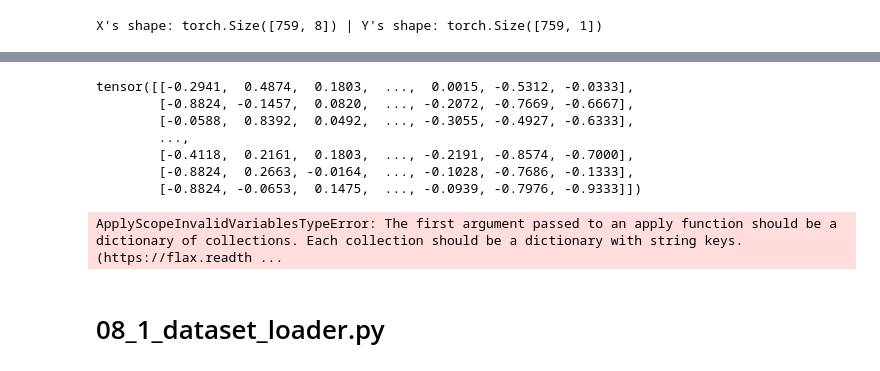
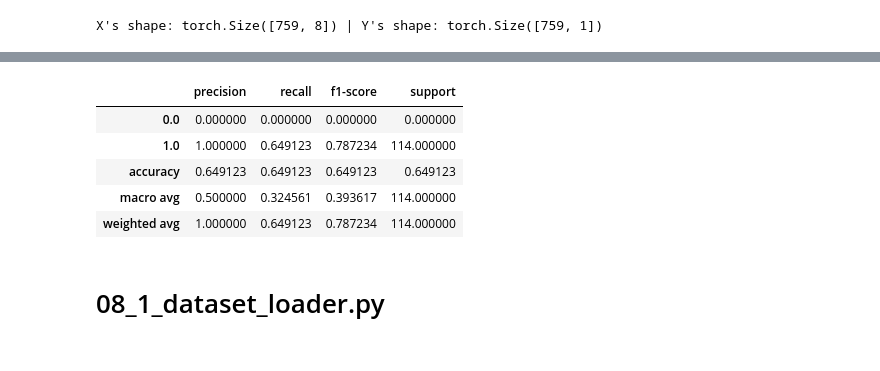
Before and after one commit to jinseriouspark/pytorch_with_jax, a Jupyter notebook: pytorch_to_jax.ipynb, the cells around one changed output, grey strips where cells are left out. Drawn from its saved outputs; the diff is of its cells as text; code cells hidden in the pictures.

```diff
--- a/pytorch_to_jax.ipynb
+++ b/pytorch_to_jax.ipynb
@@ -912,47 +880,17 @@ TypeError: Cannot interpret 'torch.float32' as a data type
-# %%
-x_data
-# %% [output]
-tensor([[-0.2941,  0.4874,  0.1803,  ...,  0.0015, -0.5312, -0.0333],
-        [-0.8824, -0.1457,  0.0820,  ..., -0.2072, -0.7669, -0.6667],
-        [-0.0588,  0.8392,  0.0492,  ..., -0.3055, -0.4927, -0.6333],
-        ...,
-        [-0.4118,  0.2161,  0.1803,  ..., -0.2191, -0.8574, -0.7000],
-        [-0.8824,  0.2663, -0.0164,  ..., -0.1028, -0.7686, -0.1333],
-        [-0.8824, -0.0653,  0.1475,  ..., -0.0939, -0.7976, -0.9333]])
-# %%
-i
-
-
-
-# Initialize optimizer
-optimizer = optax.sgd(learning_rate=0.1)
-optimizer_state = optimizer.init(params)
-
-# Define training step
-@jax.jit
-def train_step(optimizer_state, batch):
-    params = optimizer_state
-    grads = jax.grad(loss_fn)(params, model, batch)
-    updates, new_optimizer_state = optimizer.update(grads, optimizer_state)
-    new_params = optax.apply_updates(params, updates)
-    return new_params, new_optimizer_state
-
-# Define data loader function
-def data_loader(x_data, y_data, batch_size=32, shuffle=True):
-    num_samples = len(x_data)
-    indices = jax.random.permutation(rng, num_samples)
-    for i in range(0, num_samples, batch_size):
-        batch_indices = indices[i:i+batch_size]
-        yield x_data[batch_indices], y_data[batch_indices]
-
-# Training loop
-num_epochs = 100
-batch_size = 32
-for epoch in range(num_epochs):
-    for batch in data_loader(x_data, y_data, batch_size=batch_size):
-        optimizer_state, _ = train_step(optimizer_state, batch)
-# %% [output]
-ApplyScopeInvalidVariablesTypeError: The first argument passed to an apply function should be a dictionary of collections. Each collection should be a dictionary with string keys. (https://flax.readth ...
+# %%
+def predict(params, x):
+  return model.apply(params, x)
+
+y_pred = predict(params, X_test)
+y_pred_class = (y_pred > 0.5).astype(int)
+pd.DataFrame(classification_report(y_pred_class, y_test, output_dict = True)).T
+# %% [output]
+|  | precision | recall | f1-score | support |
+| 0.0 | 0.000000 | 0.000000 | 0.000000 | 0.000000 |
+| 1.0 | 1.000000 | 0.649123 | 0.787234 | 114.000000 |
+| accuracy | 0.649123 | 0.649123 | 0.649123 | 0.649123 |
+| macro avg | 0.500000 | 0.324561 | 0.393617 | 114.000000 |
+| weighted avg | 1.000000 | 0.649123 | 0.787234 | 114.000000 |
 # %% [markdown]
 # 08_1_dataset_loader.py
 # %% [markdown]
```
Also changed, not shown: parts of 19 cells of this notebook.
